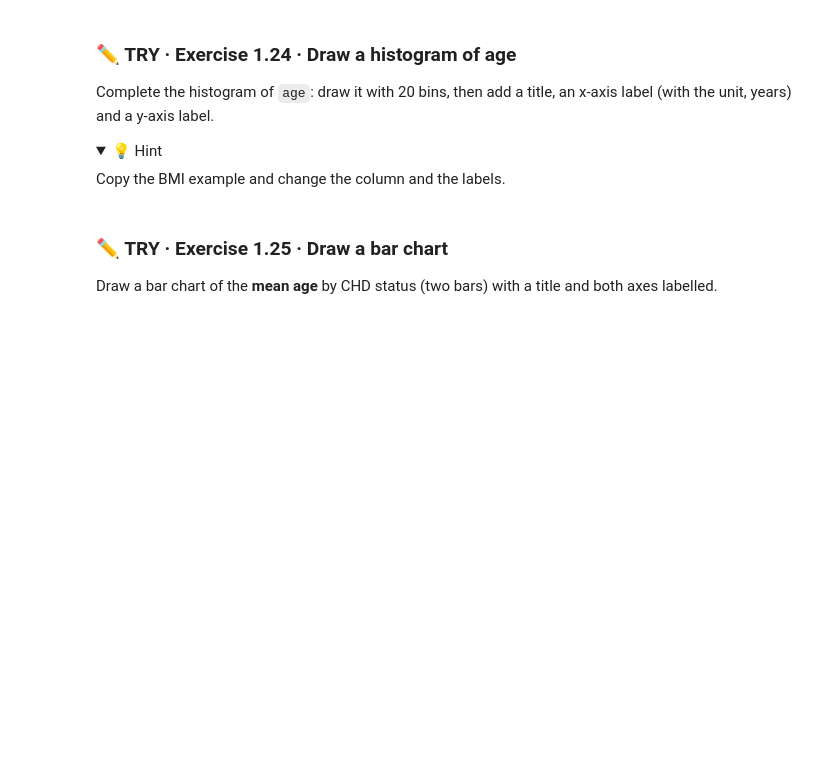
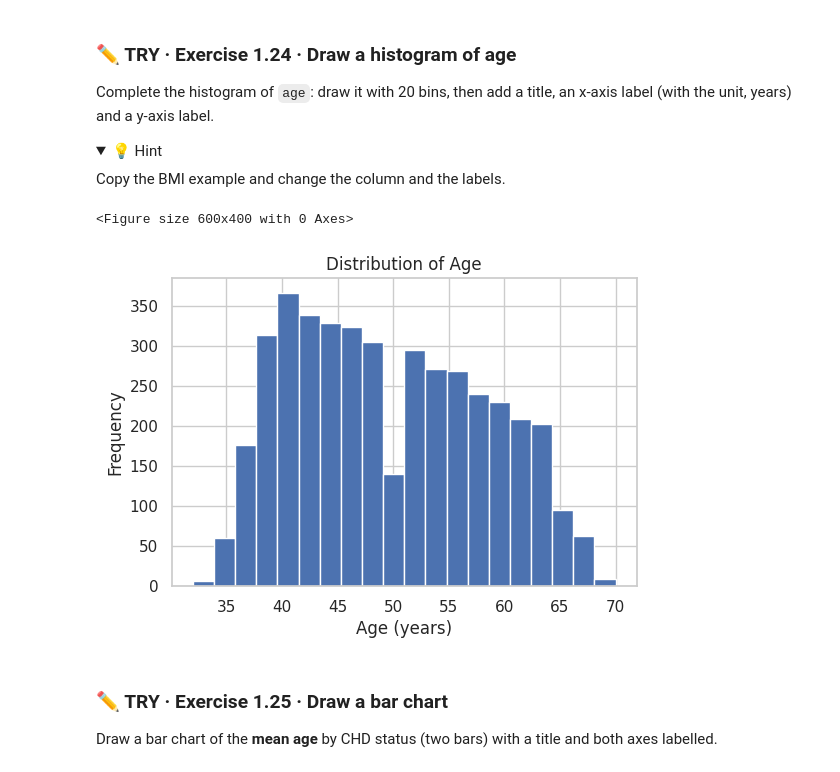
Before and after one commit to Mojoyinoluwa03/Biometrics-hub-notebooks, a Jupyter notebook: NB1_Python_and_Data_Analysis_Foundations_STUDENT (1).ipynb, the cells around one changed output. Cells and saved outputs as stored; diff of their text form; code cells hidden in the pictures; folded sections open; blank space fills up the shorter version.

```diff
--- a/NB1_Python_and_Data_Analysis_Foundations_STUDENT (1).ipynb
+++ b/NB1_Python_and_Data_Analysis_Foundations_STUDENT (1).ipynb
@@ -2030,11 +2071,20 @@ Complete the histogram of `age`: draw it with 20 bins, then add a title, an x-ax
 # %%
 # [Exercise 1.24]
 plt.figure(figsize=(6, 4))
 # TODO 1: plt.hist(df["age"], bins=20)
 # TODO 2: plt.title("...")
 # TODO 3: plt.xlabel("...")
 # TODO 4: plt.ylabel("...")
 plt.show()
+plt.figure(figsize=(6, 4))
+plt.hist(df["age"].dropna(), bins=20)
+plt.title("Distribution of Age")
+plt.xlabel("Age (years)")
+plt.ylabel("Frequency")
+plt.show()
+# %% [output]
+<Figure size 600x400 with 0 Axes>
+[figure, added]
 # %% [markdown]
 ### ✏️ TRY · Exercise 1.25 · Draw a bar chart
 
```
Also changed, not shown: parts of 21 cells of this notebook.
